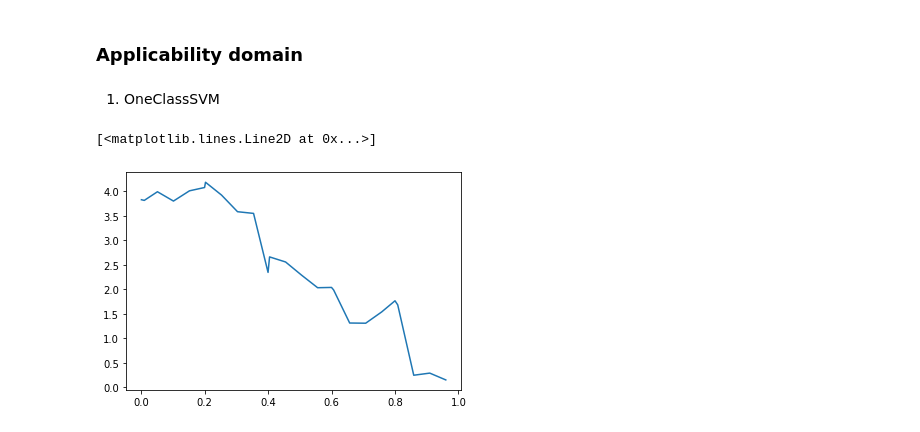
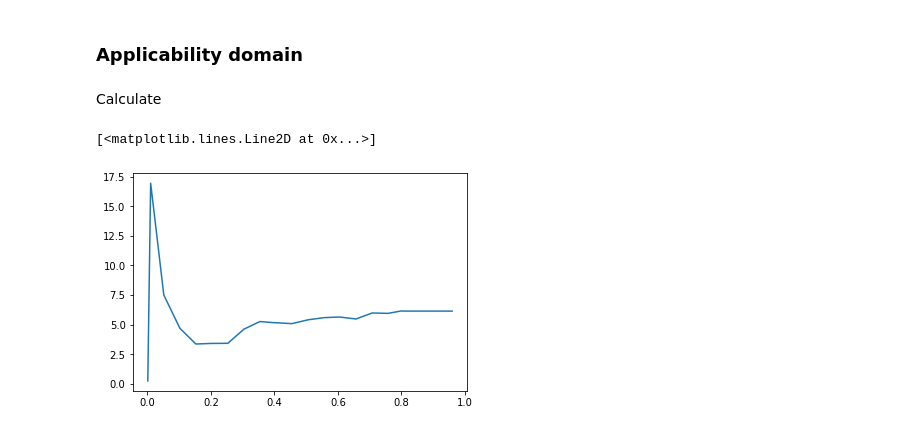
Before and after one commit to SergeyAnufriev/biofuels, a Jupyter notebook: Octane_AD.ipynb, the cells around one changed output. Drawn from its saved outputs; the diff is of its cells as text; code cells hidden in the pictures.

```diff
--- a/Octane_AD.ipynb
+++ b/Octane_AD.ipynb
@@ -97,4 +121,2 @@ X_train.head(5)
 # %%
-ml_model = Model('SVM',X_train,y_train,150)
-
-model_   = ml_model.build_model()
+ml_model = Model(config['model'],X_train,y_train,200)
@@ -118,0 +128,7 @@ model_   = ml_model.build_model()
+# %%
+## save trained model
+
+with open(os.path.join(wandb.run.dir, 'model.pickle'), 'wb') as handle:
+    pickle.dump(model_, handle, protocol=pickle.HIGHEST_PROTOCOL)
+
+wandb.save(os.path.join(wandb.run.dir, 'model.pickle'))
@@ -119,2 +139,10 @@ model_   = ml_model.build_model()
+# %%
+# load trained model
+
+directory = r'C:\\Users\\zcemg08\\PycharmProjects\\biofuels\\wandb\\run-20220801_181353-2n3ntbku\\files\\model.pickle'
+
+
+with open(directory, 'rb') as handle:
+    model_ = pickle.load(handle)
 # %% [markdown]
 ### Performance on the test set
@@ -171,14 +207,14 @@ def plot_boxplot(errors):
     ax.boxplot(means_,labels=[0.01,0.2,0.4,0.6,0.8])
     ax.set_xlabel('% Outliers ')
     ax.set_ylabel('MAE')
-# %% [markdown]
-1. OneClassSVM
+# %% [markdown]
+Calculate
 # %%
-range  =  sorted(list(np.linspace(0.001,0.96,20)) + [0.01,0.2,0.4,0.6,0.8])
-P      =  Partition(X_train,sc.transform(X_test),mae,'OneClassSVM',range,gamma=0.2,kernel="rbf")
+range_  =  sorted(list(np.linspace(0.001,0.96,20)) + [0.01,0.2,0.4,0.6,0.8])
+P      =  Partition(X_train,sc.transform(X_test),mae,config['AD'],range_)
 errors =  P.calculate()
 # %%
-plt.plot(range,means(errors))
+plt.plot(range_,means(errors))
 # %% [output]
 [<matplotlib.lines.Line2D at 0x...>]
-[figure, old version]
+[figure, new version]
```
Also changed, not shown: parts of 30 cells of this notebook, 3 other files.
